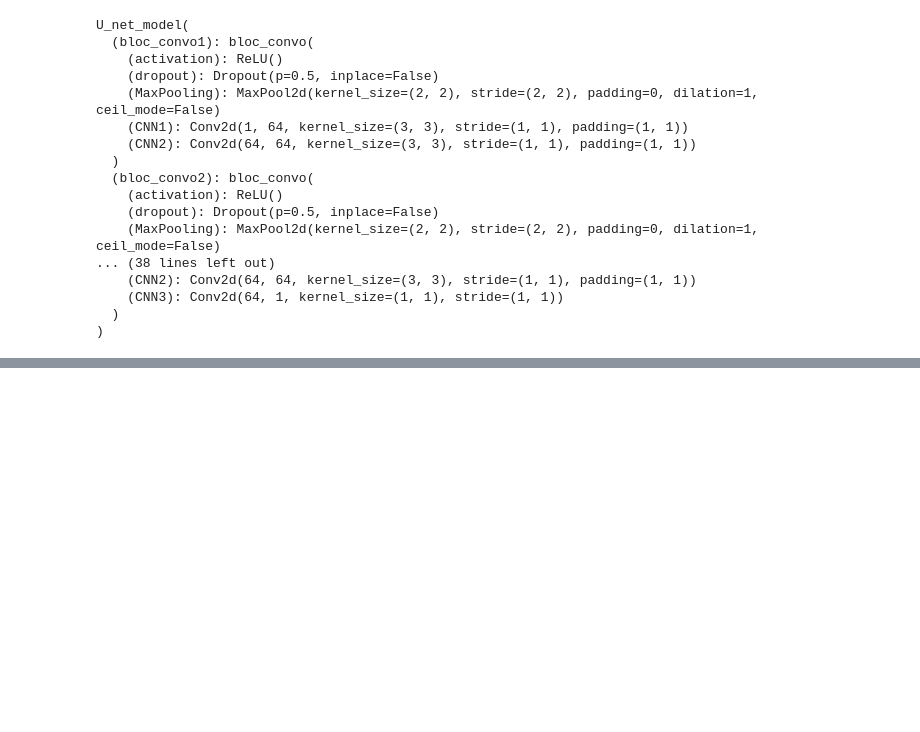
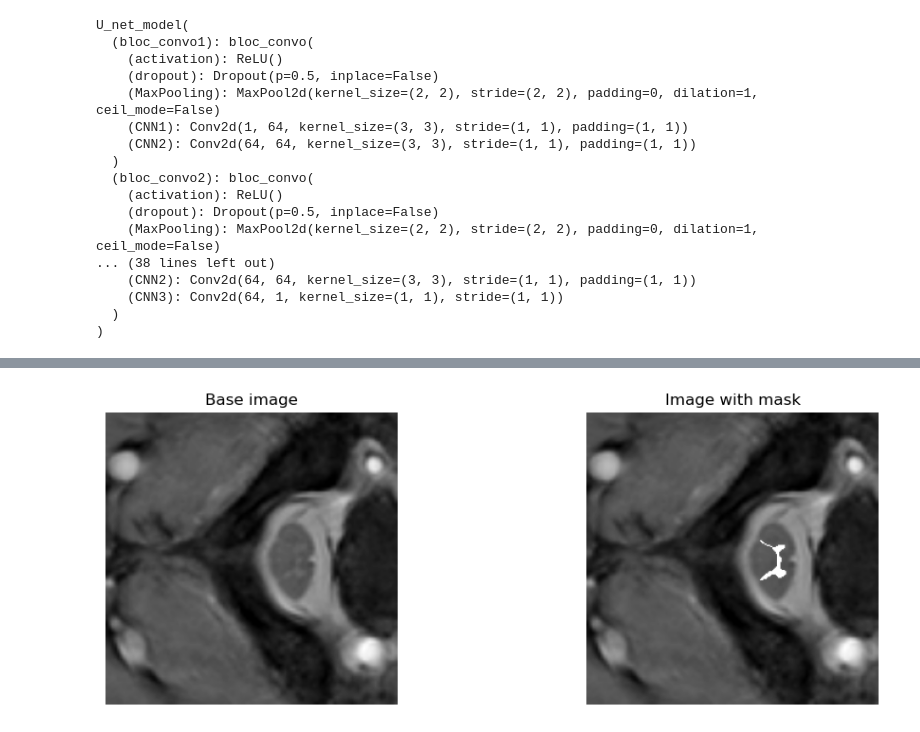
Before and after one commit to Clement1103/data_science_projects, a Jupyter notebook: DL_projects/spinal_cord_segmentation/gray_matter_segmentation.ipynb, the cells around one changed output, grey strips where cells are left out. Cells and saved outputs as stored; diff of their text form; code cells hidden in the pictures; blank space fills up the shorter version.

```diff
--- a/DL_projects/spinal_cord_segmentation/gray_matter_segmentation.ipynb
+++ b/DL_projects/spinal_cord_segmentation/gray_matter_segmentation.ipynb
@@ -899,0 +926,20 @@ Mean IoU on test dataset with erosion (once) : 0.719497836390419
+# %%
+irm_test_path = 'data_formated/MRI_slices/IRM1_slice_2.npy'
+irm_test = np.load(irm_test_path)
+# %%
+def predict_mask(model, mri_slice):
+    min_val = irm_test.min()
+    max_val = irm_test.max()
+    normalized_image = 2 * (irm_test - min_val) / (max_val - min_val) - 1
+    mri_tensor = torch.Tensor(normalized_image).unsqueeze(0).unsqueeze(0)
+    with torch.no_grad():
+        pred = model(mri_tensor)
+    pred = (torch.sigmoid(pred) > 0.5)
+    erod_mask = erode_masks(pred, iterations=1)
+    return erod_mask[0][0]
+# %%
+predicted_mask = predict_mask(model, irm_test)
+# %%
+display_image_and_its_mask(irm_test, predicted_mask)
+# %% [output]
+[figure, added]
```
Also changed, not shown: parts of 10 cells of this notebook, 11 other files.
